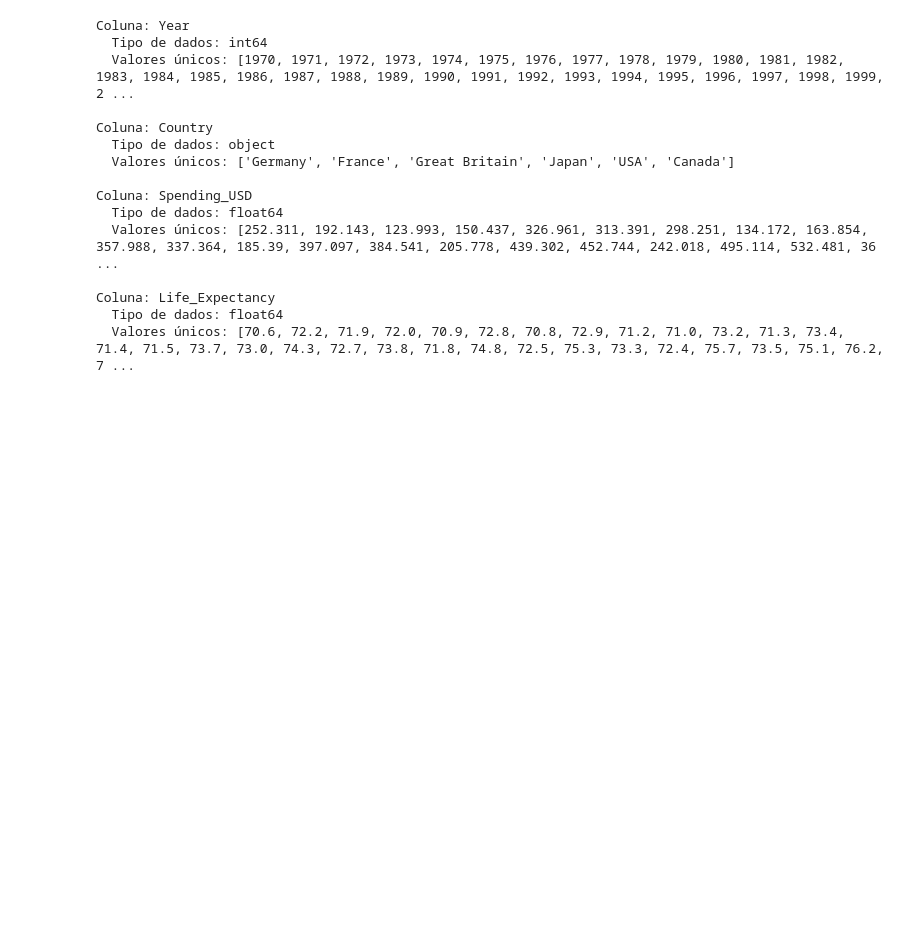
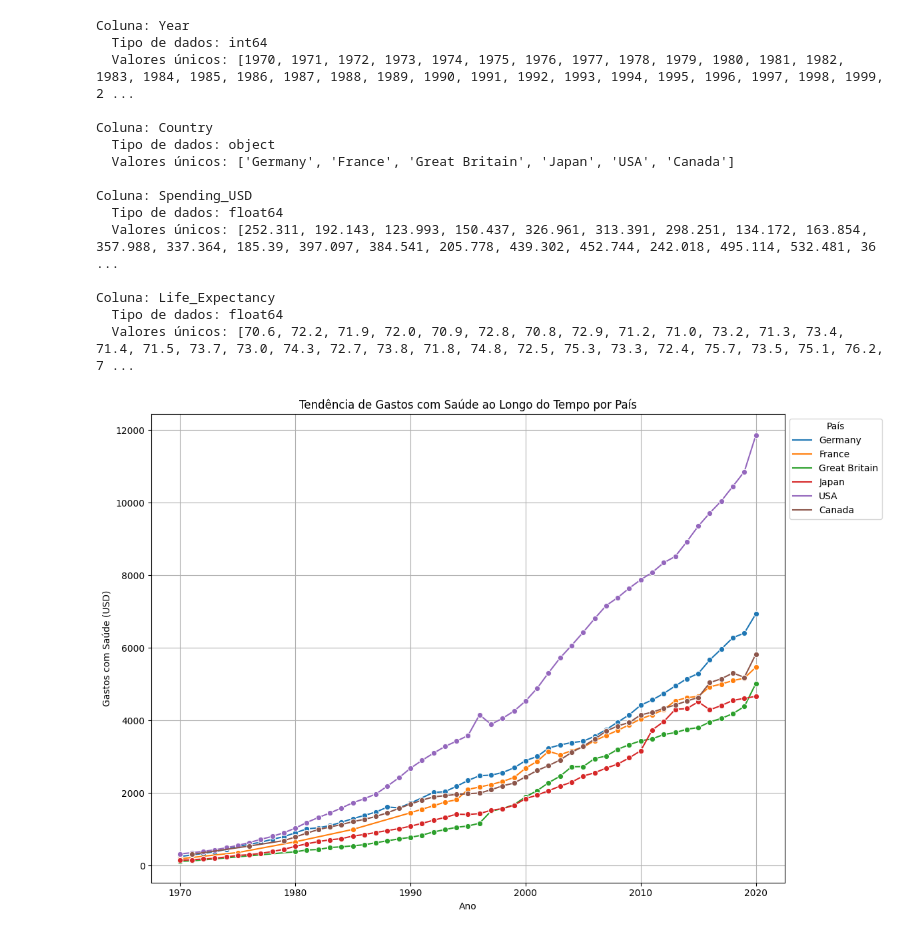
Before and after one commit to Michelitossilva/avanti-bootcamp, a Jupyter notebook: notebooks/Data_healthexp.ipynb, the cells around one changed output. Cells and saved outputs as stored; diff of their text form; code cells hidden in the pictures; blank space fills up the shorter version.

```diff
--- a/notebooks/Data_healthexp.ipynb
+++ b/notebooks/Data_healthexp.ipynb
@@ -56,0 +59,14 @@ Coluna: Life_Expectancy
+# %%
+import matplotlib.pyplot as plt
+import seaborn as sns
+plt.figure(figsize=(12, 8))
+sns.lineplot(data=df, x='Year', y='Spending_USD', hue='Country', marker='o')
+plt.title('Tendência de Gastos com Saúde ao Longo do Tempo por País')
+plt.xlabel('Ano')
+plt.ylabel('Gastos com Saúde (USD)')
+plt.legend(title='País', loc='upper left', bbox_to_anchor=(1, 1))
+plt.grid(True)
+plt.tight_layout()
+plt.show()
+# %% [output]
+[figure, added]
```
Also changed, not shown: parts of 1 cell of this notebook, 1 other file.
